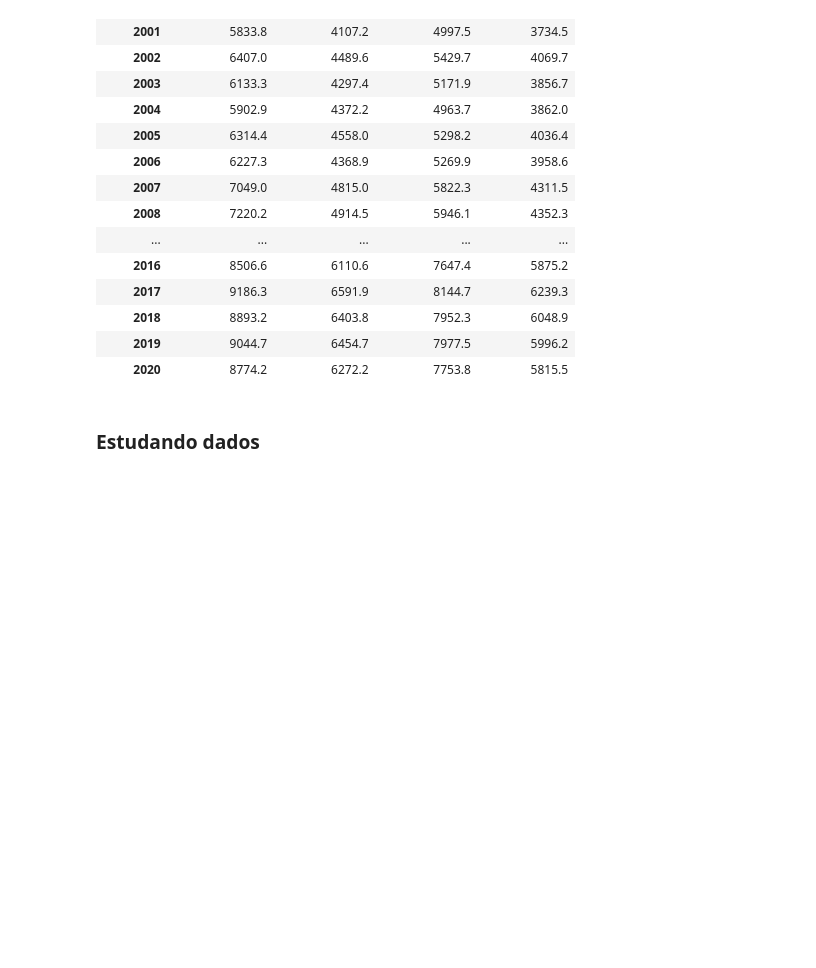
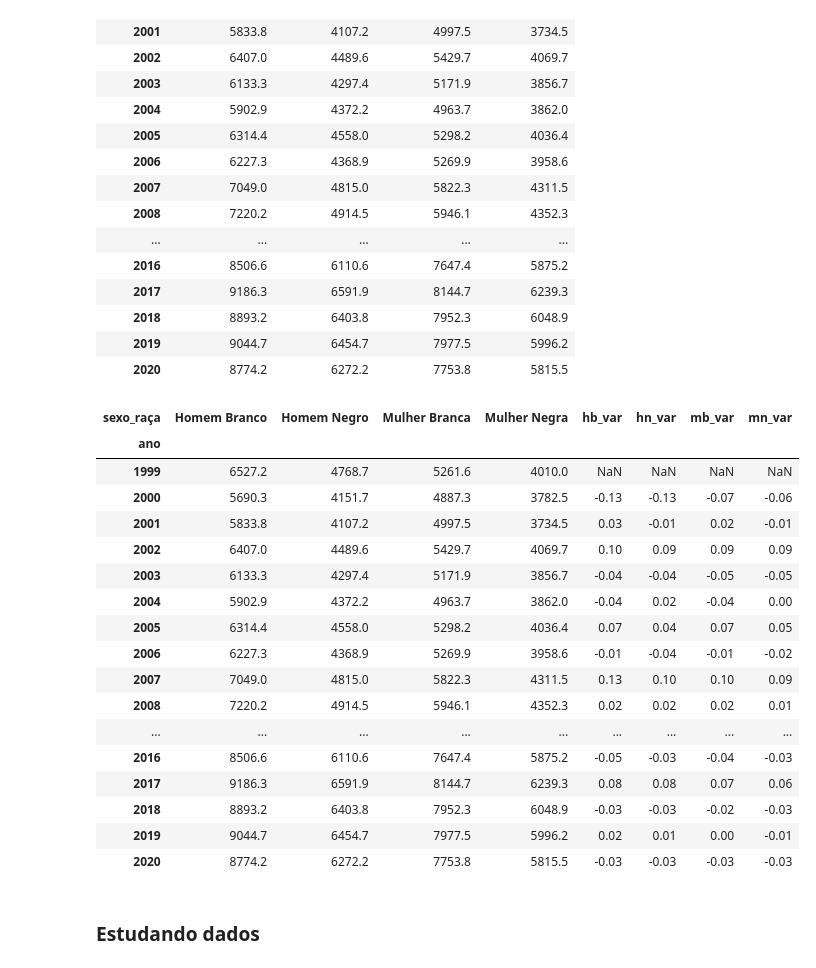
Before and after one commit to deborabastos/hacker_fiscalizacao, a Jupyter notebook: serviores.ipynb, the cells around one changed output. Cells and saved outputs as stored; diff of their text form; code cells hidden in the pictures; blank space fills up the shorter version.

```diff
--- a/serviores.ipynb
+++ b/serviores.ipynb
@@ -100,6 +100,33 @@ df_pivot
 | 2020 | 8774.2 | 6272.2 | 7753.8 | 5815.5 |
 # %%
 # Taxa de crescimento ano a ano, em relação a média total anterior, em relação a própria categoria
+df_pivot["hb_var"] = df_pivot['Homem Branco'].pct_change().round(2)
+df_pivot["hn_var"] = df_pivot['Homem Negro'].pct_change().round(2)
+df_pivot["mb_var"] = df_pivot['Mulher Branca'].pct_change().round(2)
+df_pivot["mn_var"] = df_pivot['Mulher Negra'].pct_change().round(2)
+
+
+
+df_pivot
+# %% [output]
+| sexo_raça | Homem Branco | Homem Negro | Mulher Branca | Mulher Negra | hb_var | hn_var | mb_var | mn_var |
+| ano |  |  |  |  |  |  |  |  |
+| 1999 | 6527.2 | 4768.7 | 5261.6 | 4010.0 | NaN | NaN | NaN | NaN |
+| 2000 | 5690.3 | 4151.7 | 4887.3 | 3782.5 | -0.13 | -0.13 | -0.07 | -0.06 |
+| 2001 | 5833.8 | 4107.2 | 4997.5 | 3734.5 | 0.03 | -0.01 | 0.02 | -0.01 |
+| 2002 | 6407.0 | 4489.6 | 5429.7 | 4069.7 | 0.10 | 0.09 | 0.09 | 0.09 |
+| 2003 | 6133.3 | 4297.4 | 5171.9 | 3856.7 | -0.04 | -0.04 | -0.05 | -0.05 |
+| 2004 | 5902.9 | 4372.2 | 4963.7 | 3862.0 | -0.04 | 0.02 | -0.04 | 0.00 |
+| 2005 | 6314.4 | 4558.0 | 5298.2 | 4036.4 | 0.07 | 0.04 | 0.07 | 0.05 |
+| 2006 | 6227.3 | 4368.9 | 5269.9 | 3958.6 | -0.01 | -0.04 | -0.01 | -0.02 |
+| 2007 | 7049.0 | 4815.0 | 5822.3 | 4311.5 | 0.13 | 0.10 | 0.10 | 0.09 |
+| 2008 | 7220.2 | 4914.5 | 5946.1 | 4352.3 | 0.02 | 0.02 | 0.02 | 0.01 |
+| ... | ... | ... | ... | ... | ... | ... | ... | ... |
+| 2016 | 8506.6 | 6110.6 | 7647.4 | 5875.2 | -0.05 | -0.03 | -0.04 | -0.03 |
+| 2017 | 9186.3 | 6591.9 | 8144.7 | 6239.3 | 0.08 | 0.08 | 0.07 | 0.06 |
+| 2018 | 8893.2 | 6403.8 | 7952.3 | 6048.9 | -0.03 | -0.03 | -0.02 | -0.03 |
+| 2019 | 9044.7 | 6454.7 | 7977.5 | 5996.2 | 0.02 | 0.01 | 0.00 | -0.01 |
+| 2020 | 8774.2 | 6272.2 | 7753.8 | 5815.5 | -0.03 | -0.03 | -0.03 | -0.03 |
 # %% [markdown]
 ### Estudando dados
 # %%
```
